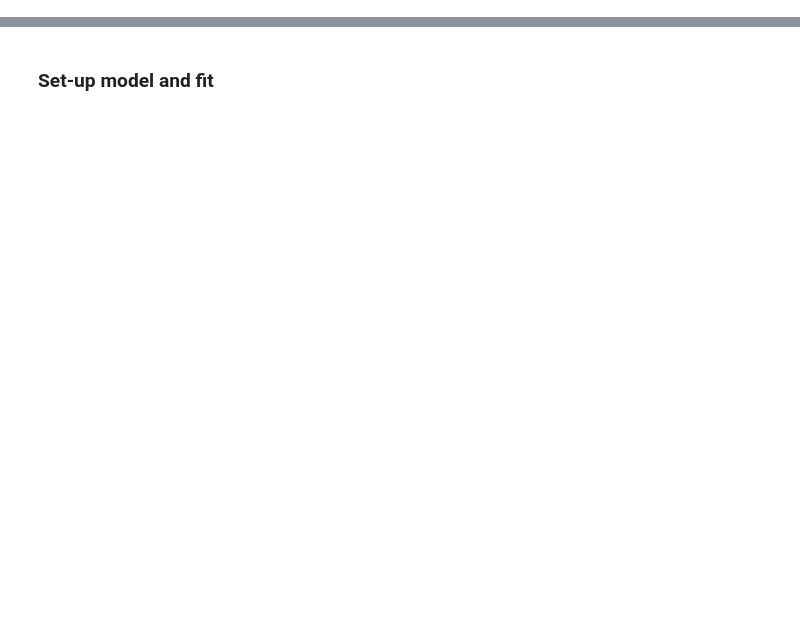
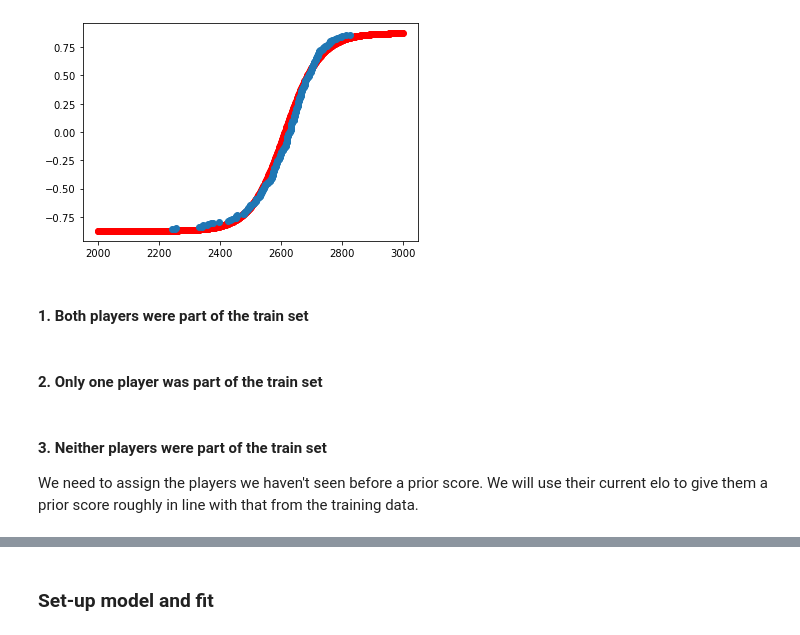
Before and after one commit to maw501/bayesian-chess-prediction, a Jupyter notebook: notebooks/2.fit_ordered_logistic_model.ipynb, the cells around one changed output, grey strips where cells are left out. Drawn from its saved outputs; the diff is of its cells as text; code cells hidden in the pictures; blank space fills up the shorter version.

```diff
--- a/notebooks/2.fit_ordered_logistic_model.ipynb
+++ b/notebooks/2.fit_ordered_logistic_model.ipynb
@@ -32,0 +61,17 @@ train_sorted = train.sort_values(
+# %%
+train_elo_df = get_elo_df(train)
+train_elo_df["prior_score"] = prior_score
+# %%
+x = np.linspace(2000, 3000, 1000)
+train_elo_mean = train_elo_df["elo"].mean()
+
+def get_prior_score_from_elo(elo_score):
+    return (1/(1 + np.exp(-0.0175*(elo_score - train_elo_mean))) - 0.5)*1.75
+
+y = get_prior_score_from_elo(x)
+plt.scatter(x, y, color="red");
+plt.scatter(train_elo_df["elo"], train_elo_df["prior_score"]);
+# %% [output]
+[figure, added]
+# %% [markdown]
+#### 1. Both players were part of the train set
@@ -32,0 +81,2 @@ train_sorted = train.sort_values(
+# %% [markdown]
+#### 2. Only one player was part of the train set
@@ -32,0 +92,4 @@ train_sorted = train.sort_values(
+# %% [markdown]
+#### 3. Neither players were part of the train set
+
+We need to assign the players we haven't seen before a prior score. We will use their current elo to give them a prior score roughly in line with that from the training data.
```
Also changed, not shown: parts of 35 cells of this notebook, 3 other files.
